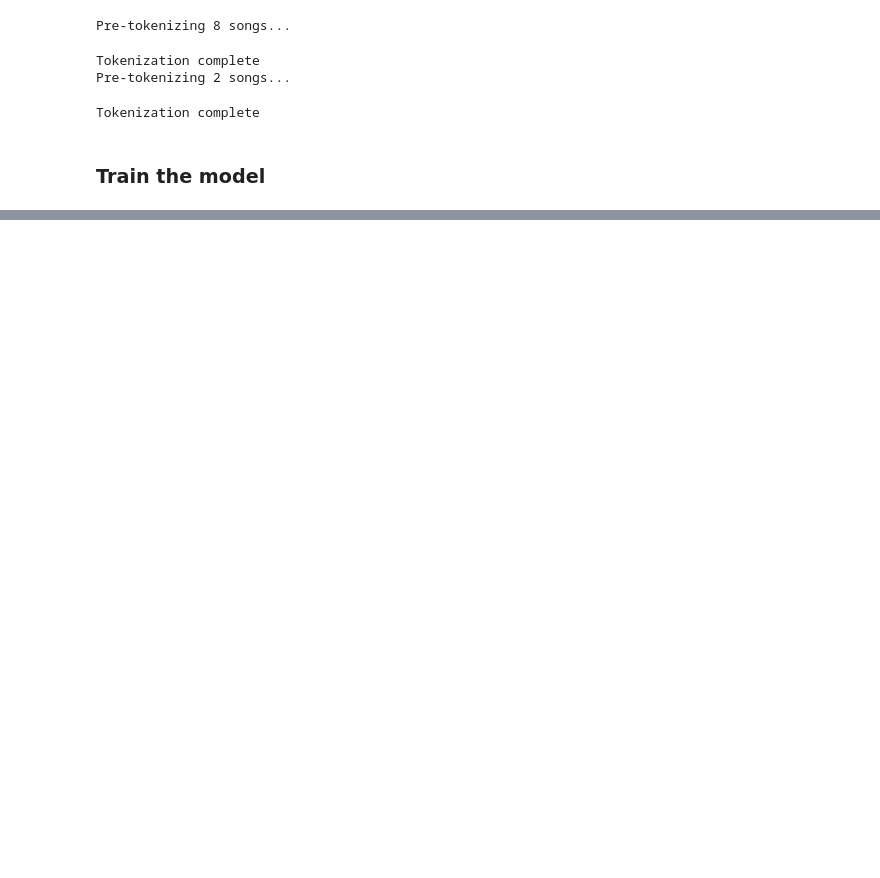
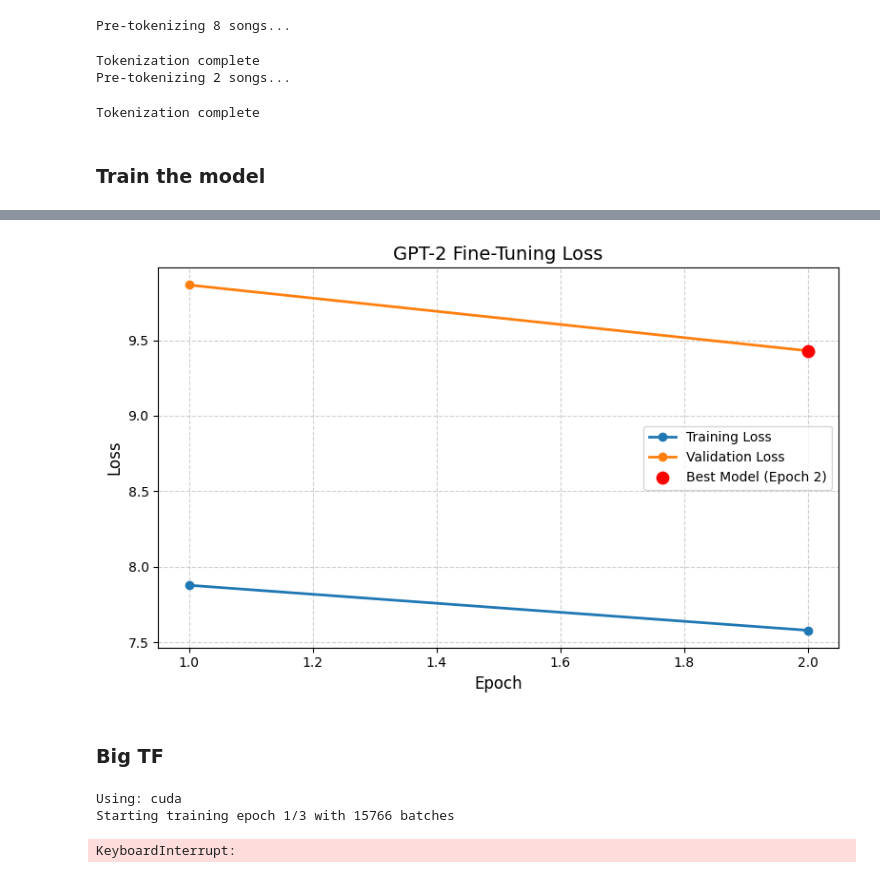
Before and after one commit to I-Hansson/DML-project, a Jupyter notebook: notebooks/genre_model.ipynb, the cells around one changed output, grey strips where cells are left out. Cells and saved outputs as stored; diff of their text form; code cells hidden in the pictures; blank space fills up the shorter version.

```diff
--- a/notebooks/genre_model.ipynb
+++ b/notebooks/genre_model.ipynb
@@ -41,7 +41,7 @@ token_count                                                     400
 formatted_text    Genre: Pop\n\nI feel so unsure\nAs I take your...
 Name: 0, dtype: object
 # %%
-device = "cpu" if torch.cuda.is_available() else "cpu"
+device = "cuda" if torch.cuda.is_available() else "cpu"
 # ['gpt2', 'gpt2-medium', 'gpt2-large', 'gpt2-xl']
 model_name = 'gpt2'
 model_save_path = Path(os.getcwd()).parent / 'models'
@@ -207,10 +207,12 @@ Tokenization complete
 # %% [markdown]
 ### Train the model
 # %%
+from tqdm.notebook import tqdm
 def train_loop(model, optimizer, scheduler, train_loader, device, epoch, num_epochs):
     epoch_train_loss = 0
+    print(f"Starting training epoch {epoch+1}/{num_epochs} with {len(train_loader)} batches")
     progress_bar = tqdm(train_loader, desc=f"Epoch {epoch + 1}/{num_epochs} (Training)")
-    for batch in tqdm(train_loader, desc=f"Epoch {epoch + 1}/{num_epochs} (Training)"):
+    for batch in progress_bar:
             try:
                 input_ids = batch['input_ids'].to(device)
                 attention_mask = batch['attention_mask'].to(device)
@@ -230,6 +232,7 @@ def train_loop(model, optimizer, scheduler, train_loader, device, epoch, num_epo
                 optimizer.step()
                 scheduler.step()
                 progress_bar.set_postfix({'train_loss': loss.item()})
+                progress_bar.refresh()
 
             except RuntimeError as e:
                 print(f"Error in training batch: {e}")
@@ -244,7 +247,8 @@ def train_gpt2_model(
     optimizer,
     scheduler,
     num_epochs=3,
-    patience=2
+    patience=2,
+    model_name="last_training"
     ):
     os.makedirs("./models", exist_ok=True)
     model = model.to(device)
@@ -294,7 +298,7 @@ def train_gpt2_model(
         if avg_val_loss < best_val_loss - 0.01:
             best_val_loss = avg_val_loss
             patience_counter = 0
-            torch.save(model.state_dict(), "./models/best_gpt2_model.pt")
+            torch.save(model.state_dict(), f"./models/{model_name}.pt")
             print(f'Saved best model checkpoint: epoch {epoch + 1}')
         else:
             patience_counter += 1
@@ -307,20 +311,17 @@ def train_gpt2_model(
 # %%
 from transformers import get_linear_schedule_with_warmup
 
-LEARNING_RATE = 5e-5      # Standard for fine-tuning
-NUM_EPOCHS = 1          # Start with 3, can increase if needed
-WARMUP_STEPS = 500        # Gradual learning rate increase
+LEARNING_RATE = 5e-5
+NUM_EPOCHS = 3
+WARMUP_STEPS = 500
 
-# Model
 model = GPT2LMHeadModel.from_pretrained(model_name)
 model = model.to(device)
-# Optimizer - AdamW is standard for transformers
+
 optimizer = AdamW(model.parameters(), lr=LEARNING_RATE)
 
-# Calculate total training steps
 total_steps = len(small_train_loader) * NUM_EPOCHS
 
-# Learning rate scheduler with warmup
 scheduler = get_linear_schedule_with_warmup(
     optimizer,
     num_warmup_steps=WARMUP_STEPS,
@@ -332,0 +341,52 @@ model, train_losses, val_losses = train_gpt2_model(model, small_train_loader, sm
+# %%
+import matplotlib.pyplot as plt
+import numpy as np
+def plot_training_curves(train_losses, val_losses, title="GPT-2 Fine-Tuning Loss"):
+    epochs = np.arange(1, len(train_losses) + 1)
+
+    plt.figure(figsize=(8, 5))
+    plt.plot(epochs, train_losses, 'o-', label="Training Loss", linewidth=2)
+    plt.plot(epochs, val_losses, 'o-', label="Validation Loss", linewidth=2)
+
+    best_epoch = np.argmin(val_losses) + 1
+    plt.scatter(best_epoch, val_losses[best_epoch-1], color='red', s=80, zorder=5, label=f"Best Model (Epoch {best_epoch})")
+
+    plt.title(title, fontsize=14)
+    plt.xlabel("Epoch", fontsize=12)
+    plt.ylabel("Loss", fontsize=12)
+    plt.grid(True, linestyle="--", alpha=0.6)
+    plt.legend()
+    plt.tight_layout()
+    plt.show()
+
+plot_training_curves(train_losses, val_losses)
+# %% [output]
+[figure, added]
+# %% [markdown]
+ ### Big TF
+# %%
+from transformers import get_linear_schedule_with_warmup
+
+LEARNING_RATE = 3e-5
+NUM_EPOCHS = 3
+WARMUP_RATIO = 0.05
+
+model = GPT2LMHeadModel.from_pretrained(model_name)
+model = model.to(device)
+
+optimizer = AdamW(model.parameters(), lr=LEARNING_RATE)
+
+total_steps = len(train_loader) * NUM_EPOCHS
+warmup_steps = int(total_steps * WARMUP_RATIO)
+
+scheduler = get_linear_schedule_with_warmup(
+    optimizer,
+    num_warmup_steps=warmup_steps,
+    num_training_steps=total_steps
+)
+print('Using:', device)
+model2, train_losses_b, val_losses_b = train_gpt2_model(model, train_loader, val_loader, device, optimizer, scheduler, num_epochs=NUM_EPOCHS, model_name='gpt2_all_data_model')
+# %% [output]
+Using: cuda
+Starting training epoch 1/3 with 15766 batches
+KeyboardInterrupt:
```
Also changed, not shown: parts of 5 cells of this notebook, 6 other files.
